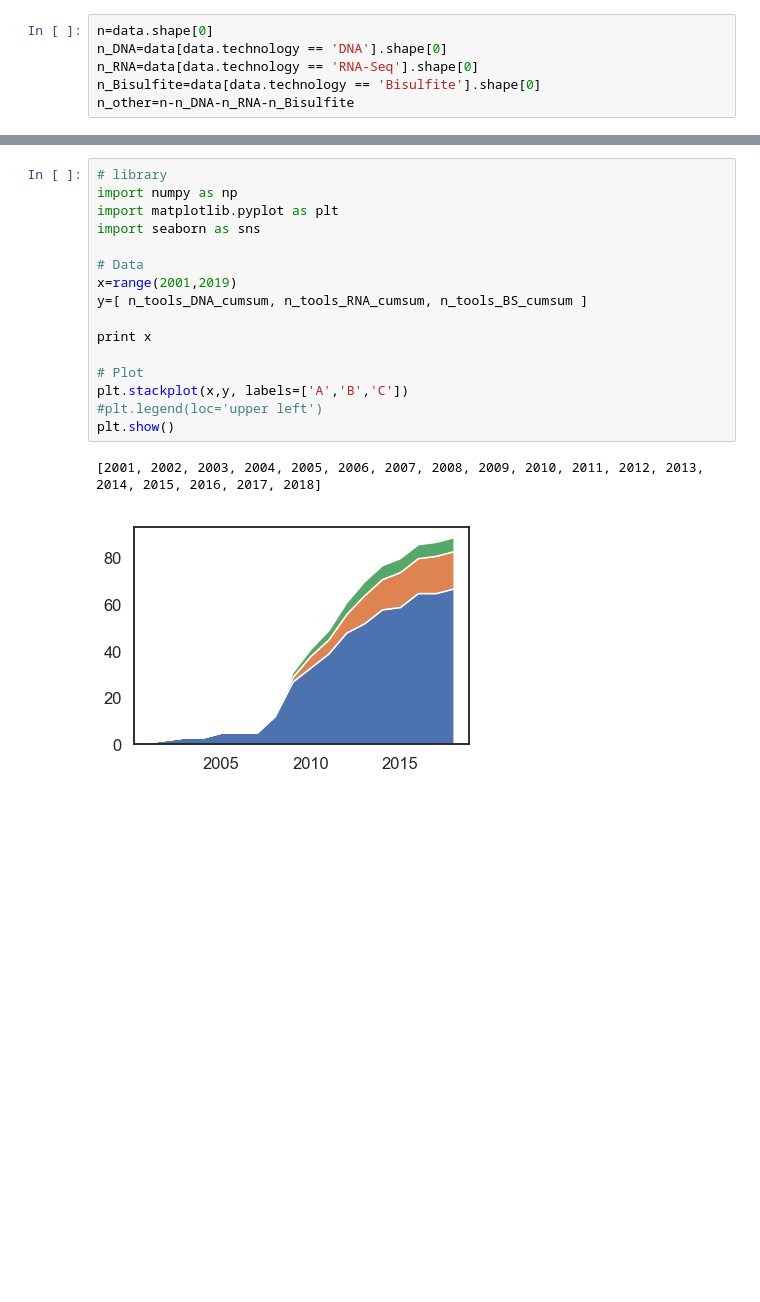
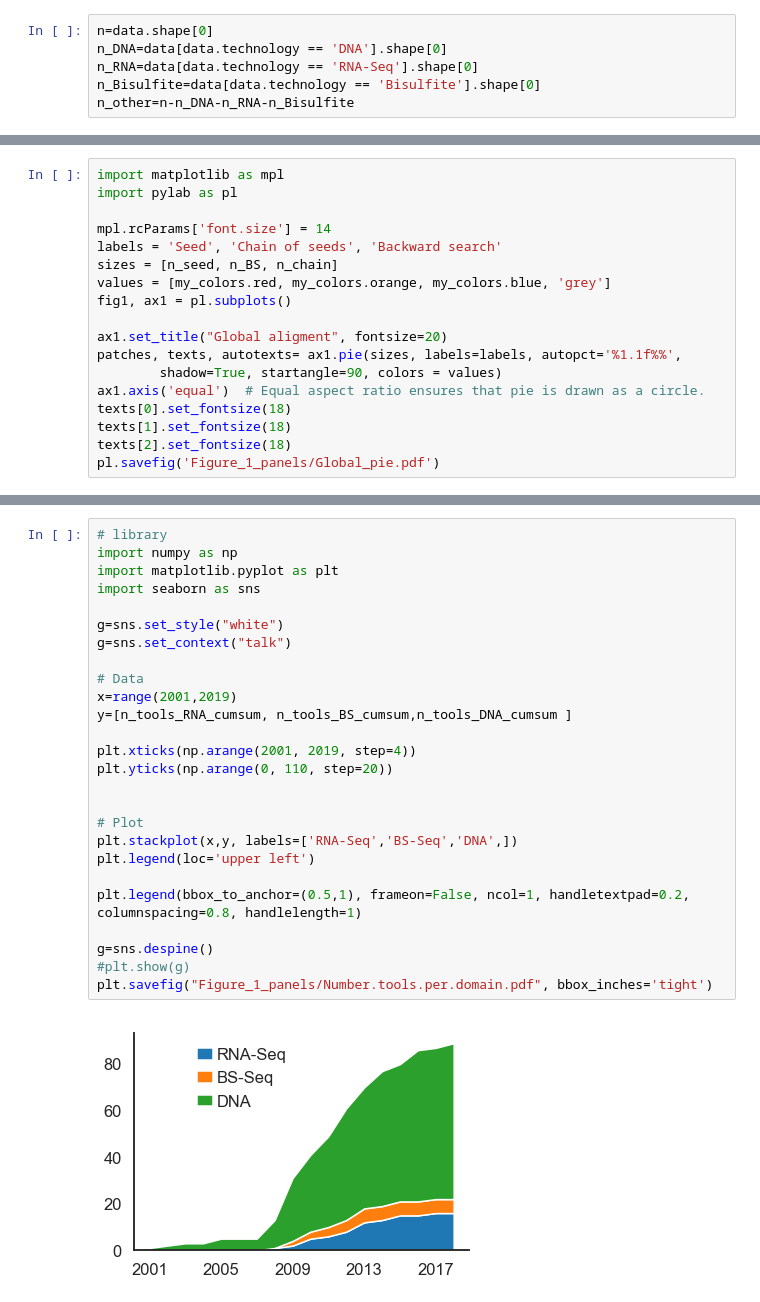
Before and after one commit to smangul1/read.aligment.review, a Jupyter notebook: figure1/figure1.ipynb, the cells around one changed output, grey strips where cells are left out. Drawn from its saved outputs; the diff is of its cells as text; blank space fills up the shorter version.

Commit message:
add code for new version of figure 1

```diff
--- a/figure1/figure1.ipynb
+++ b/figure1/figure1.ipynb
@@ -58,0 +97,18 @@ n_other=n-n_DNA-n_RNA-n_Bisulfite
+# %%
+import matplotlib as mpl
+import pylab as pl
+
+mpl.rcParams['font.size'] = 14
+labels = 'Seed', 'Chain of seeds', 'Backward search'
+sizes = [n_seed, n_BS, n_chain]
+values = [my_colors.red, my_colors.orange, my_colors.blue, 'grey']
+fig1, ax1 = pl.subplots()
+
+ax1.set_title("Global aligment", fontsize=20)
+patches, texts, autotexts= ax1.pie(sizes, labels=labels, autopct='%1.1f%%',
+        shadow=True, startangle=90, colors = values)
+ax1.axis('equal')  # Equal aspect ratio ensures that pie is drawn as a circle.
+texts[0].set_fontsize(18)
+texts[1].set_fontsize(18)
+texts[2].set_fontsize(18)
+pl.savefig('Figure_1_panels/Global_pie.pdf')
@@ -147,19 +325,28 @@ ValueError: operands could not be broadcast together with shapes (17,) (18,)
 # %%
 # library
 import numpy as np
 import matplotlib.pyplot as plt
 import seaborn as sns
 
+g=sns.set_style("white")
+g=sns.set_context("talk")
+
 # Data
 x=range(2001,2019)
-y=[ n_tools_DNA_cumsum, n_tools_RNA_cumsum, n_tools_BS_cumsum ]
+y=[n_tools_RNA_cumsum, n_tools_BS_cumsum,n_tools_DNA_cumsum ]
 
-print x
+plt.xticks(np.arange(2001, 2019, step=4))
+plt.yticks(np.arange(0, 110, step=20))
+
 
 # Plot
-plt.stackplot(x,y, labels=['A','B','C'])
-#plt.legend(loc='upper left')
-plt.show()
+plt.stackplot(x,y, labels=['RNA-Seq','BS-Seq','DNA',])
+plt.legend(loc='upper left')
+
+plt.legend(bbox_to_anchor=(0.5,1), frameon=False, ncol=1, handletextpad=0.2, columnspacing=0.8, handlelength=1)
+
+g=sns.despine()
+#plt.show(g)
+plt.savefig("Figure_1_panels/Number.tools.per.domain.pdf", bbox_inches='tight')
 # %% [output]
-[2001, 2002, 2003, 2004, 2005, 2006, 2007, 2008, 2009, 2010, 2011, 2012, 2013, 2014, 2015, 2016, 2017, 2018]
-[figure, old version]
+[figure, new version]
```
Also changed, not shown: parts of 26 cells of this notebook, 28 other files.
